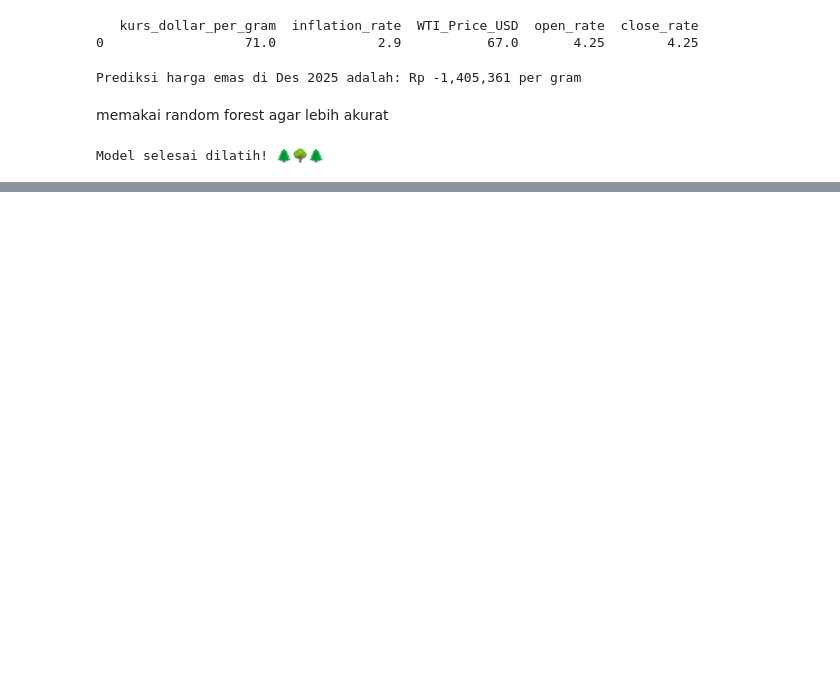
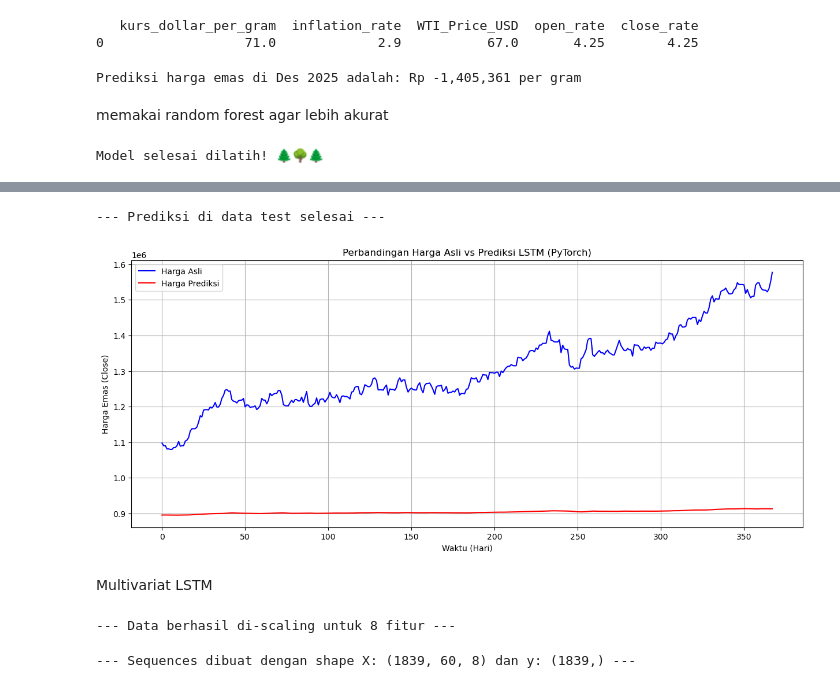
Before and after one commit to irfanprayoga29/gold-prediction-price, a Jupyter notebook: Model Testing/testing_model.ipynb, the cells around one changed output, grey strips where cells are left out. Saved outputs shown, nothing was run; the diff lists cells and outputs as text; code cells hidden in the pictures; blank space fills up the shorter version.

Commit message:
Testing Model

```diff
--- a/Model Testing/testing_model.ipynb
+++ b/Model Testing/testing_model.ipynb
@@ -233,0 +327,22 @@ Prediksi harga emas di Des 2025 adalah: Rp 877,335 per gram
+# %%
+model = LSTMModel()
+loss_function = nn.MSELoss()
+optimizer = torch.optim.Adam(model.parameters(), lr=0.001)
+
+epochs = 50 # Lo bisa naikin epochs kalo mau training lebih lama
+print("--- Mulai training... Sabar ya, ini butuh waktu hehe ---")
+
+for i in range(epochs):
+    model.train() # Set model ke mode training
+    optimizer.zero_grad()
+
+    y_pred = model(X_train_tensor)
+
+    loss = loss_function(y_pred, y_train_tensor)
+    loss.backward()
+    optimizer.step()
+
+    if (i + 1) % 10 == 0:
+        print(f"Epoch [{i+1}/{epochs}], Loss: {loss.item():.6f}")
+
+print("--- Training selesai! ---")
@@ -233,0 +357,28 @@ Prediksi harga emas di Des 2025 adalah: Rp 877,335 per gram
+# %%
+model.eval() # Set model ke mode evaluasi (penting!)
+
+with torch.no_grad(): # Ga perlu hitung gradien pas prediksi
+    test_predictions_scaled = model(X_test_tensor)
+# %%
+# Balikin hasil prediksi dari skala 0-1 ke harga Rupiah asli
+test_predictions = scaler.inverse_transform(test_predictions_scaled.numpy())
+# Balikin juga y_test asli buat perbandingan
+y_test_real = scaler.inverse_transform(y_test_tensor.numpy())
+
+print("--- Prediksi di data test selesai ---")
+# %% [output]
+--- Prediksi di data test selesai ---
+# %%
+plt.figure(figsize=(15, 6))
+plt.plot(y_test_real, color='blue', label='Harga Asli')
+plt.plot(test_predictions, color='red', label='Harga Prediksi')
+plt.title('Perbandingan Harga Asli vs Prediksi LSTM (PyTorch)')
+plt.xlabel('Waktu (Hari)')
+plt.ylabel('Harga Emas (Close)')
+plt.legend()
+plt.grid(True)
+plt.show()
+# %% [output]
+[figure, added]
+# %% [markdown]
+Multivariat LSTM
@@ -233,0 +390,29 @@ Prediksi harga emas di Des 2025 adalah: Rp 877,335 per gram
+# %%
+# --- 2. SCALING DATA (0 sampai 1) ---
+# === PERUBAHAN DI SINI ===
+# Scaler sekarang belajar dari SEMUA fitur, bukan cuma 'Close'
+scaler = MinMaxScaler(feature_range=(0, 1))
+scaled_data = scaler.fit_transform(data)
+print(f"--- Data berhasil di-scaling untuk {n_features} fitur ---")
+# %% [output]
+--- Data berhasil di-scaling untuk 8 fitur ---
+# %%
+
+# --- 3. MEMBUAT SEQUENCES ---
+# === PERUBAHAN DI SINI ===
+def create_sequences_multi(data, time_step=60):
+    X, y = [], []
+    for i in range(len(data) - time_step):
+        # X sekarang berisi semua fitur selama time_step
+        X.append(data[i:(i + time_step), :])
+        # y tetep cuma harga 'Close' (kolom ke-0)
+        y.append(data[i + time_step, 0])
+    return np.array(X), np.array(y)
+
+time_step = 60
+X, y = create_sequences_multi(scaled_data, time_step)
+
+# X udah 3D, jadi ga perlu di-reshape lagi
+print(f"--- Sequences dibuat dengan shape X: {X.shape} dan y: {y.shape} ---")
+# %% [output]
+--- Sequences dibuat dengan shape X: (1839, 60, 8) dan y: (1839,) ---
```
Also changed, not shown: parts of 43 cells of this notebook.
